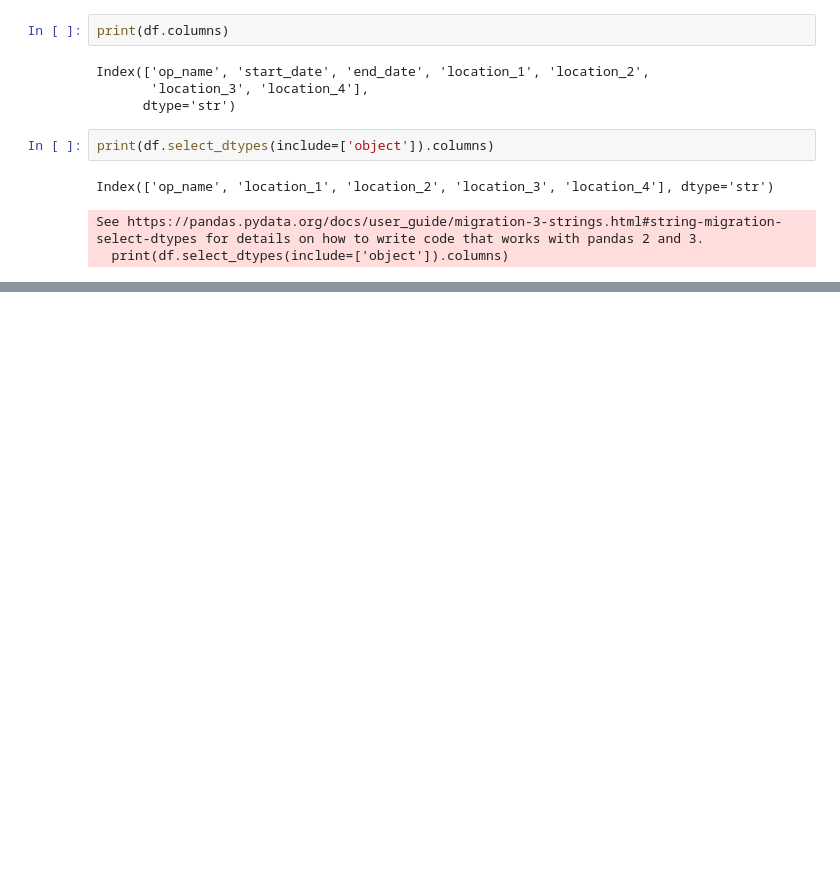
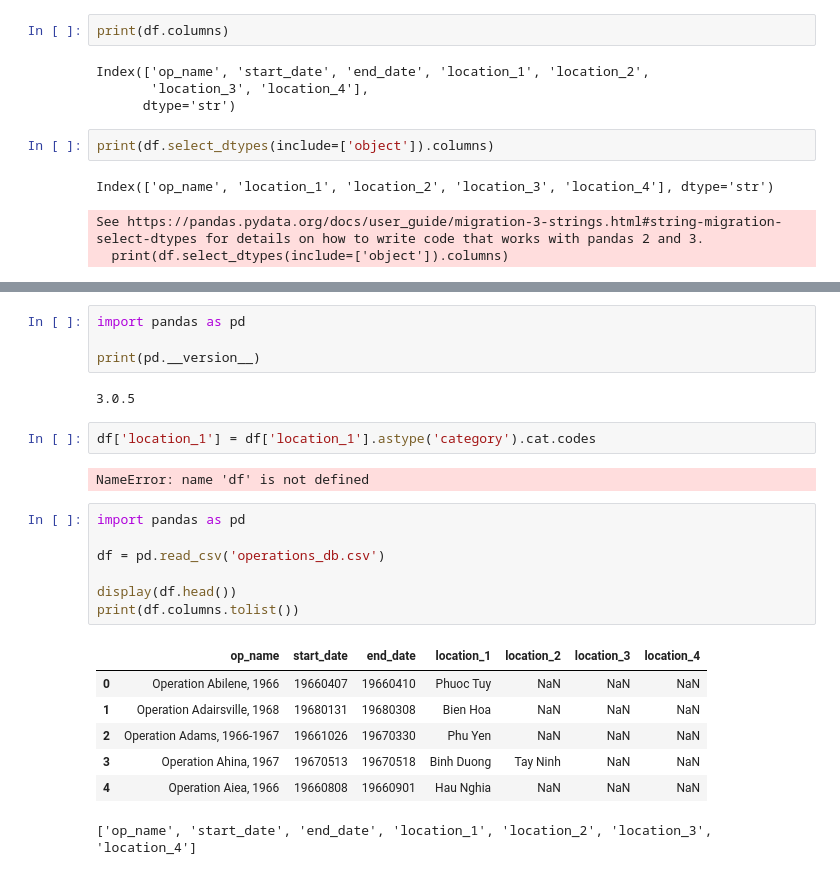
Before and after one commit to lotoslena-maker/Practica, a Jupyter notebook: Thema_3/p3_3/pr3_3.ipynb, the cells around one changed output, grey strips where cells are left out. Drawn from its saved outputs; the diff is of its cells as text; blank space fills up the shorter version.

```diff
--- a/Thema_3/p3_3/pr3_3.ipynb
+++ b/Thema_3/p3_3/pr3_3.ipynb
@@ -79,0 +113,25 @@ IndentationError: unexpected indent (3430174594.py, line 2)
+# %%
+import pandas as pd
+
+print(pd.__version__)
+# %% [output]
+3.0.5
+# %%
+df['location_1'] = df['location_1'].astype('category').cat.codes
+# %% [output]
+NameError: name 'df' is not defined
+# %%
+import pandas as pd
+
+df = pd.read_csv('operations_db.csv')
+
+display(df.head())
+print(df.columns.tolist())
+# %% [output]
+|  | op_name | start_date | end_date | location_1 | location_2 | location_3 | location_4 |
+| 0 | Operation Abilene, 1966 | 19660407 | 19660410 | Phuoc Tuy | NaN | NaN | NaN |
+| 1 | Operation Adairsville, 1968 | 19680131 | 19680308 | Bien Hoa | NaN | NaN | NaN |
+| 2 | Operation Adams, 1966-1967 | 19661026 | 19670330 | Phu Yen | NaN | NaN | NaN |
+| 3 | Operation Ahina, 1967 | 19670513 | 19670518 | Binh Duong | Tay Ninh | NaN | NaN |
+| 4 | Operation Aiea, 1966 | 19660808 | 19660901 | Hau Nghia | NaN | NaN | NaN |
+['op_name', 'start_date', 'end_date', 'location_1', 'location_2', 'location_3', 'location_4']
```
Also changed, not shown: parts of 34 cells of this notebook.
